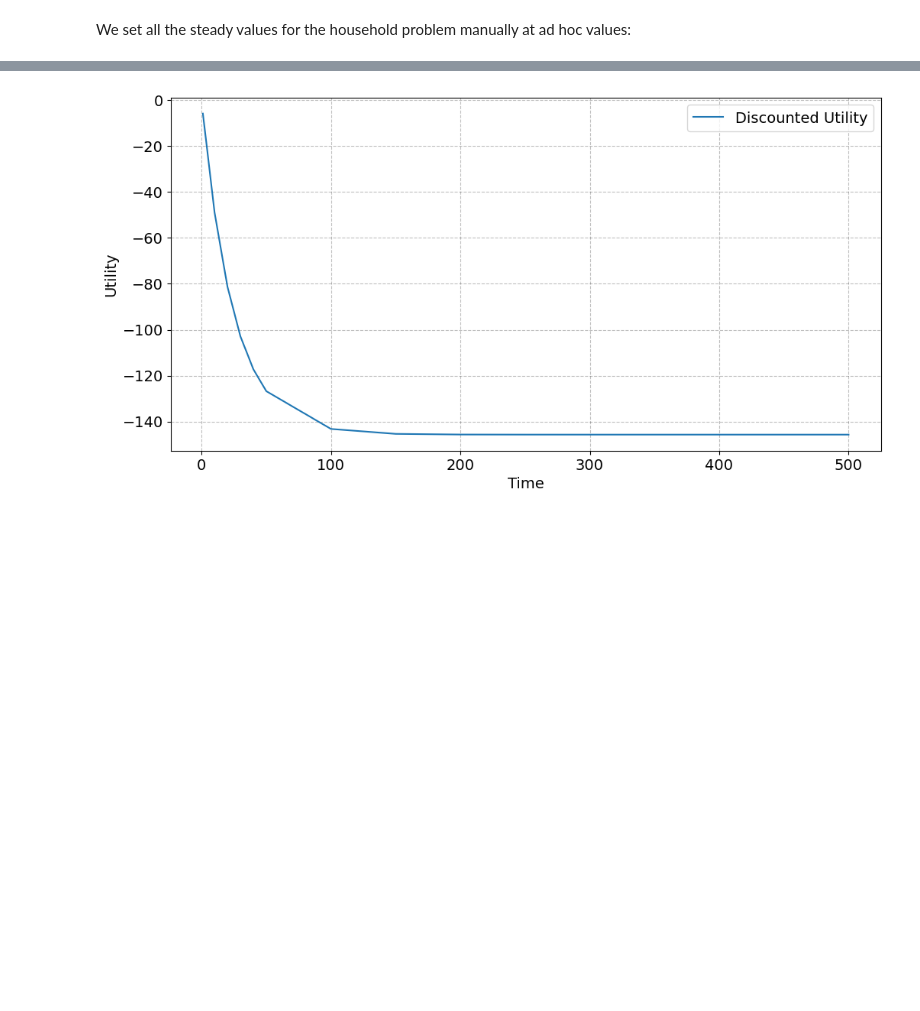
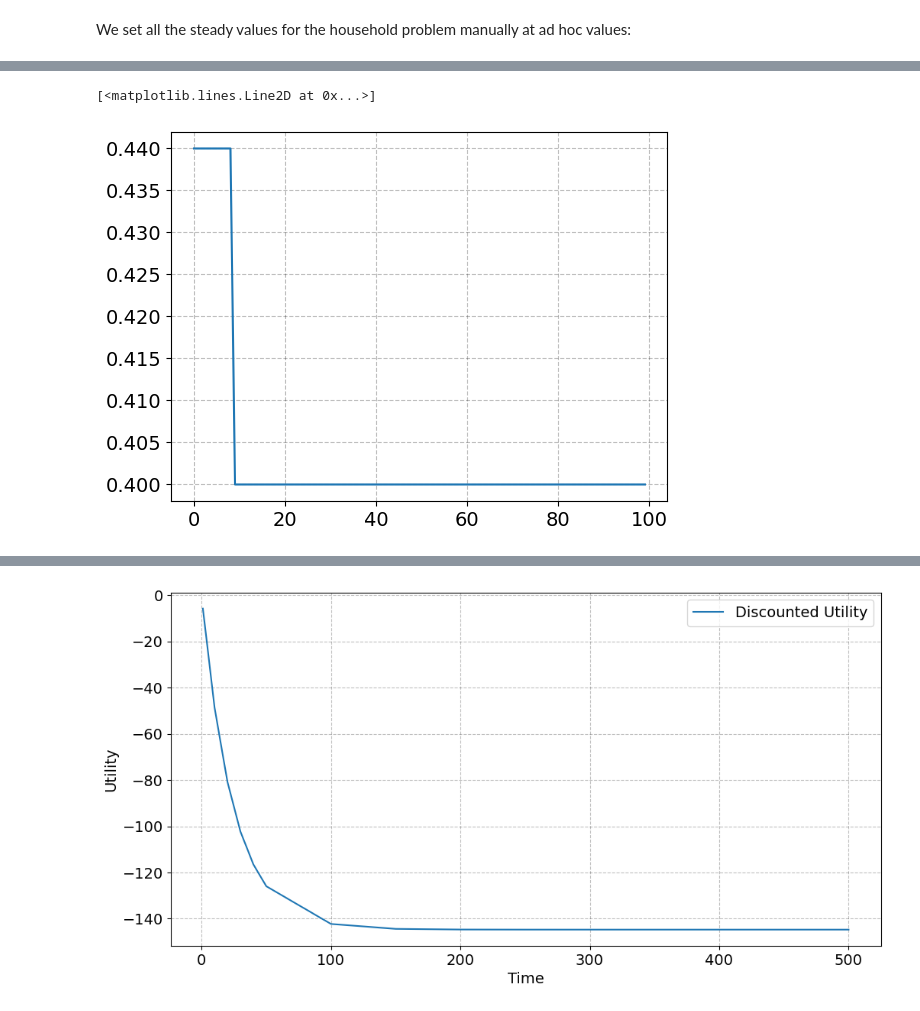
Before and after one commit to funlime/Assignment_2, a Jupyter notebook: Assignment_II/HANCWelfareModel.ipynb, the cells around one changed output, grey strips where cells are left out. Saved outputs shown, nothing was run; the diff lists cells and outputs as text; code cells hidden in the pictures; blank space fills up the shorter version.

```diff
--- a/Assignment_II/HANCWelfareModel.ipynb
+++ b/Assignment_II/HANCWelfareModel.ipynb
@@ -176,0 +203,5 @@ transition path found in 1.1 secs
+# %%
+plt.plot(path.G[:100])
+# %% [output]
+[<matplotlib.lines.Line2D at 0x...>]
+[figure, added]
```
Also changed, not shown: parts of 29 cells of this notebook, 3 other files.
